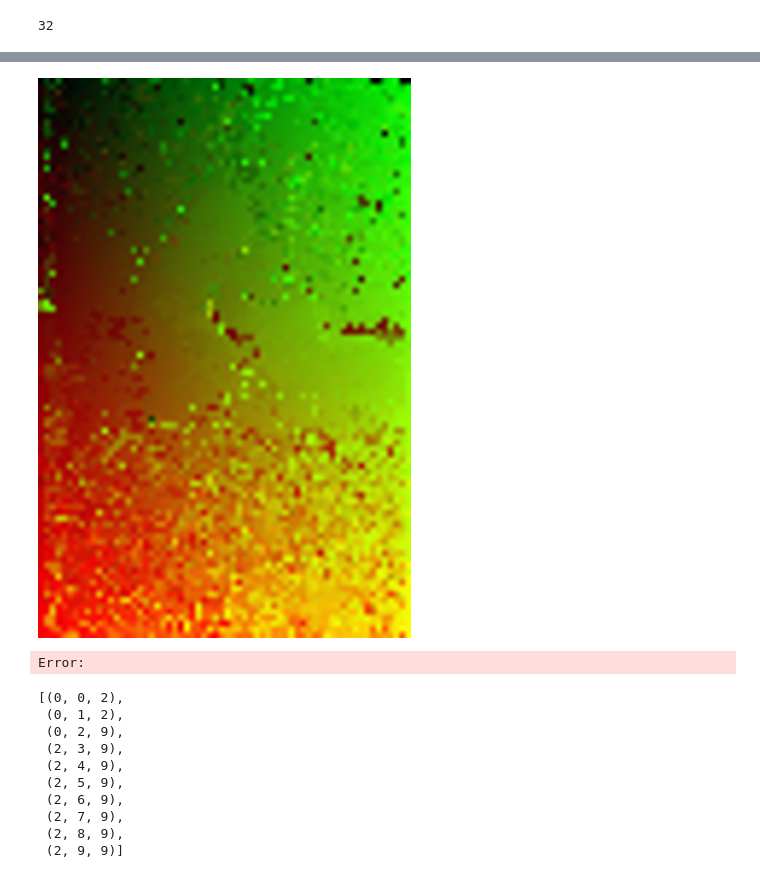
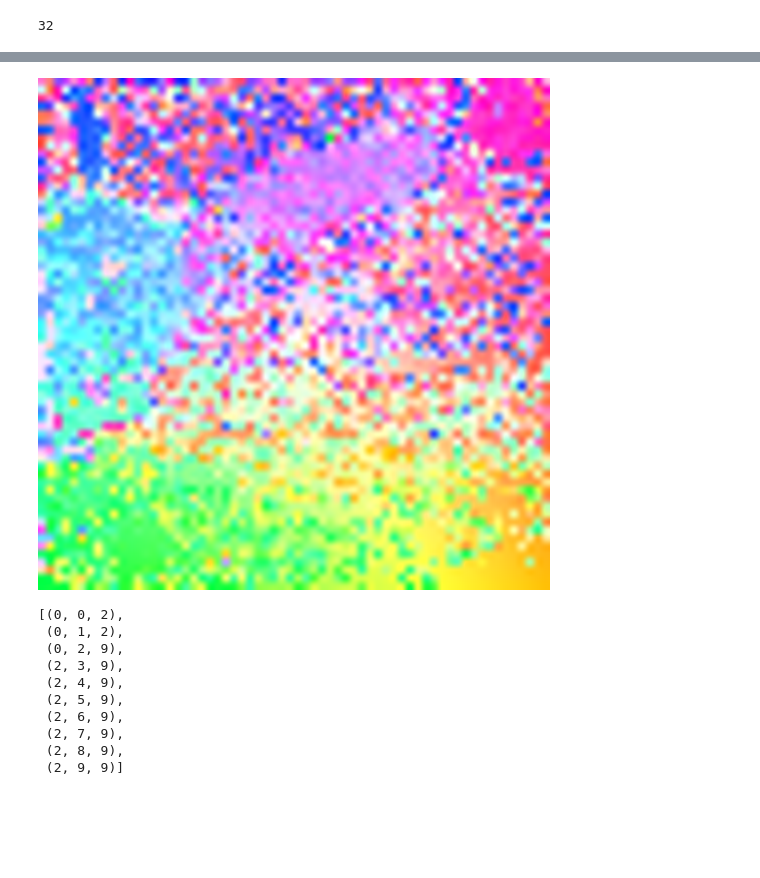
Before and after one commit to Robert-Cunningham/TokenFlow, a Jupyter notebook: TokenFlow.ipynb, the cells around one changed output, grey strips where cells are left out. Saved outputs shown, nothing was run; the diff lists cells and outputs as text; code cells hidden in the pictures; blank space fills up the shorter version.

```diff
--- a/TokenFlow.ipynb
+++ b/TokenFlow.ipynb
@@ -243,15 +237,15 @@ def invert_ddim(target_timestep, indices):
 # %%
-def get_maps_at_time_t(target_timestep, indices):
+def get_attention_activations_at_t(timestep, frame_indices):
 	replace_attention(pipe.unet, SaveAttention)
-	latents = invert_ddim(target_timestep, indices)
+	latents = invert_ddim(timestep, frame_indices)
 	return collect_attention(pipe.unet, lambda x: x.history)
 # %%
 total_layers = 32
 # %%
-def batched_get_maps_at_time_t(target_timestep, indices):
+def batched_get_attention_activations_at_t(timestep, frame_indices):
 	bs = 10
-	batched_indices = [indices[i:i+bs] for i in range(0, len(indices), bs)]
-	batched_res = [get_maps_at_time_t(target_timestep, bi) for bi in batched_indices]
+	batched_indices = [frame_indices[i:i+bs] for i in range(0, len(frame_indices), bs)]
+	batched_res = [get_attention_activations_at_t(timestep, bi) for bi in batched_indices]
 
 	return [torch.cat([b[l] for b in batched_res]).cpu() for l in range(total_layers)]
 # %%
@@ -279,9 +261,9 @@ NameError: name 'maps' is not defined
 # %%
-def get_nearest_neighbor_locations_in_adjacent_keyframes(target_timestep, key_indices):
+def get_attn_nn_locs_in_adjacent_keyframes(target_timestep, key_indices):
 	out = []
 	all_frames = range(len(frames))
 
-	maps = batched_get_maps_at_time_t(target_timestep, all_frames) # [layer][frame][hw][c]
+	maps = batched_get_attention_activations_at_t(target_timestep, all_frames) # [layer][frame][hw][c]
 
 	# eps = 1e-5
 	eps = 0
@@ -297,23 +279,20 @@ def get_nearest_neighbor_locations_in_adjacent_keyframes(target_timestep, key_in
 			before_i = max([0] + [i for i in key_indices if i < f])
 			after_i = min([i for i in key_indices if i > f] + [max(all_frames)])
 
-
+			# need to use double here, otherwise we lose too much precision and our nearest neighbors are very wrong
 			before = maps[layer][before_i].cuda().double()
 			before = before / (torch.linalg.vector_norm(before, dim=-1, keepdim=True) + eps)
-			# before = before.bfloat16()
 
 			after = maps[layer][after_i].cuda().double()
 			after = after / (torch.linalg.vector_norm(after, dim=-1, keepdim=True) + eps)
-			# after = after.bfloat16()
 
 			current = maps[layer][f].cuda().double()
 			current = current / (torch.linalg.norm(current, dim=-1, keepdim=True) + eps)
-			# current = current.bfloat16()
 
-			before_nearest_neighbor_locations_in_adjacent_keyframes = before.cuda() @ einops.rearrange(current, "hw c -> c hw")
-			before_argmax = torch.argmax(before_nearest_neighbor_locations_in_adjacent_keyframes, dim=0).cpu()
-			after_nearest_neighbor_locations_in_adjacent_keyframes = after.cuda() @ einops.rearrange(current, "hw c -> c hw")
-			after_argmax = torch.argmax(after_nearest_neighbor_locations_in_adjacent_keyframes, dim=0).cpu()
+			before_attn_nn_locs_in_adjacent_keyframes = before.cuda() @ einops.rearrange(current, "hw c -> c hw")
+			before_argmax = torch.argmax(before_attn_nn_locs_in_adjacent_keyframes, dim=0).cpu()
+			after_attn_nn_locs_in_adjacent_keyframes = after.cuda() @ einops.rearrange(current, "hw c -> c hw")
+			after_argmax = torch.argmax(after_attn_nn_locs_in_adjacent_keyframes, dim=0).cpu()
 
 			this_attn_layer.append({"center_frame": f, "before_frame": before_i, "after_frame": after_i, "before": before_argmax.cpu(), "after": after_argmax.cpu()})
 
@@ -328,5 +307,5 @@ def get_nearest_neighbor_locations_in_adjacent_keyframes(target_timestep, key_in
 
 	return out
 # %%
-all_nearest_neighbor_locations_in_adjacent_keyframes = get_nearest_neighbor_locations_in_adjacent_keyframes(300, [0, 2, 9])
+all_attn_nn_locs_in_adjacent_keyframes = get_attn_nn_locs_in_adjacent_keyframes(300, [0, 2, 9])
 # %%
@@ -372,19 +327,12 @@ NameError: name 'image_data' is not defined
-# %%
-view_layer = 26
-view_frame = 1
-items = len(all_nearest_neighbor_locations_in_adjacent_keyframes[view_layer][view_frame]['before'])
-base_size = round((items // 6) ** 0.5)
-
-bh = base_size * 3
-bw = base_size * 2
-
-image_data_1 = (torch.einsum('i,k->ik', torch.arange(bh), torch.ones(bw)).numpy() / bh * 256).astype('uint8')
-image_data_2 = (torch.einsum('i,k->ik', torch.ones(bh), torch.arange(bw)).numpy() / bw * 256).astype('uint8')
-image_data_3 = (torch.einsum('i,k->ik', torch.ones(bh), torch.ones(bw)).numpy() / bw * 256).astype('uint8')
-image_data = np.stack([image_data_1, image_data_2, image_data_3]).transpose(1, 2, 0)
-
-Image.fromarray((image_data.reshape(bw * bh, 3)[all_nearest_neighbor_locations_in_adjacent_keyframes[view_layer][view_frame]['before']]).reshape(bh, bw, 3)).resize((512, 768))
-# %% [output]
-[figure, removed]
-Error:
+# %%
+view_layer = 1
+view_frame = 2
+transitions = all_attn_nn_locs_in_adjacent_keyframes[view_layer][view_frame]['before']
+# transitions = np.arange(4096)
+items = len(transitions)
+base_size = round(items ** 0.5)
+colored_image = TF.pil_to_tensor(generate_circular_gradient(base_size))
+TF.to_pil_image((colored_image.reshape(3, base_size * base_size)[:, transitions]).reshape(3, base_size, base_size)).resize((512, 512))
+# %% [output]
+[figure, added]
 # %%
```
Also changed, not shown: parts of 34 cells of this notebook.
